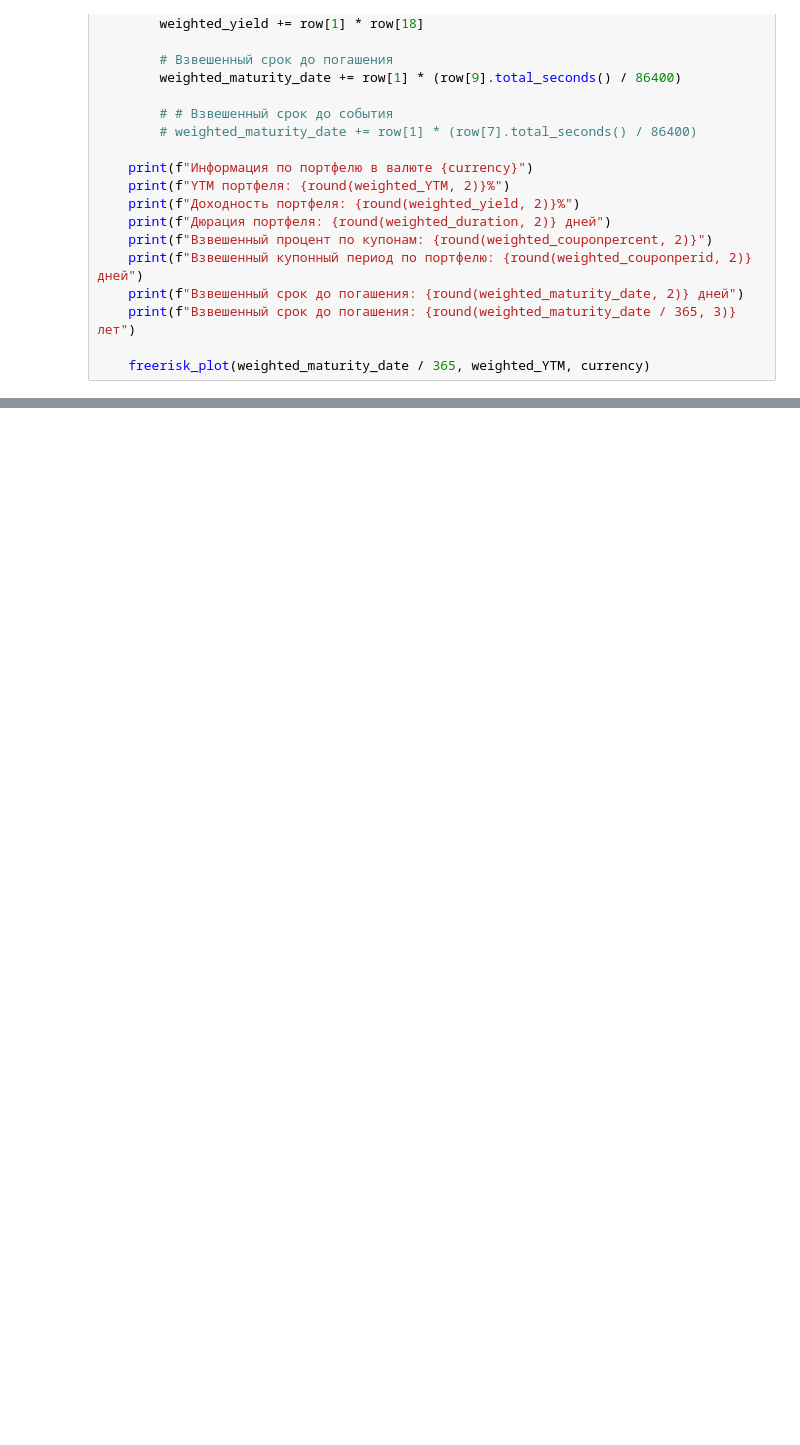
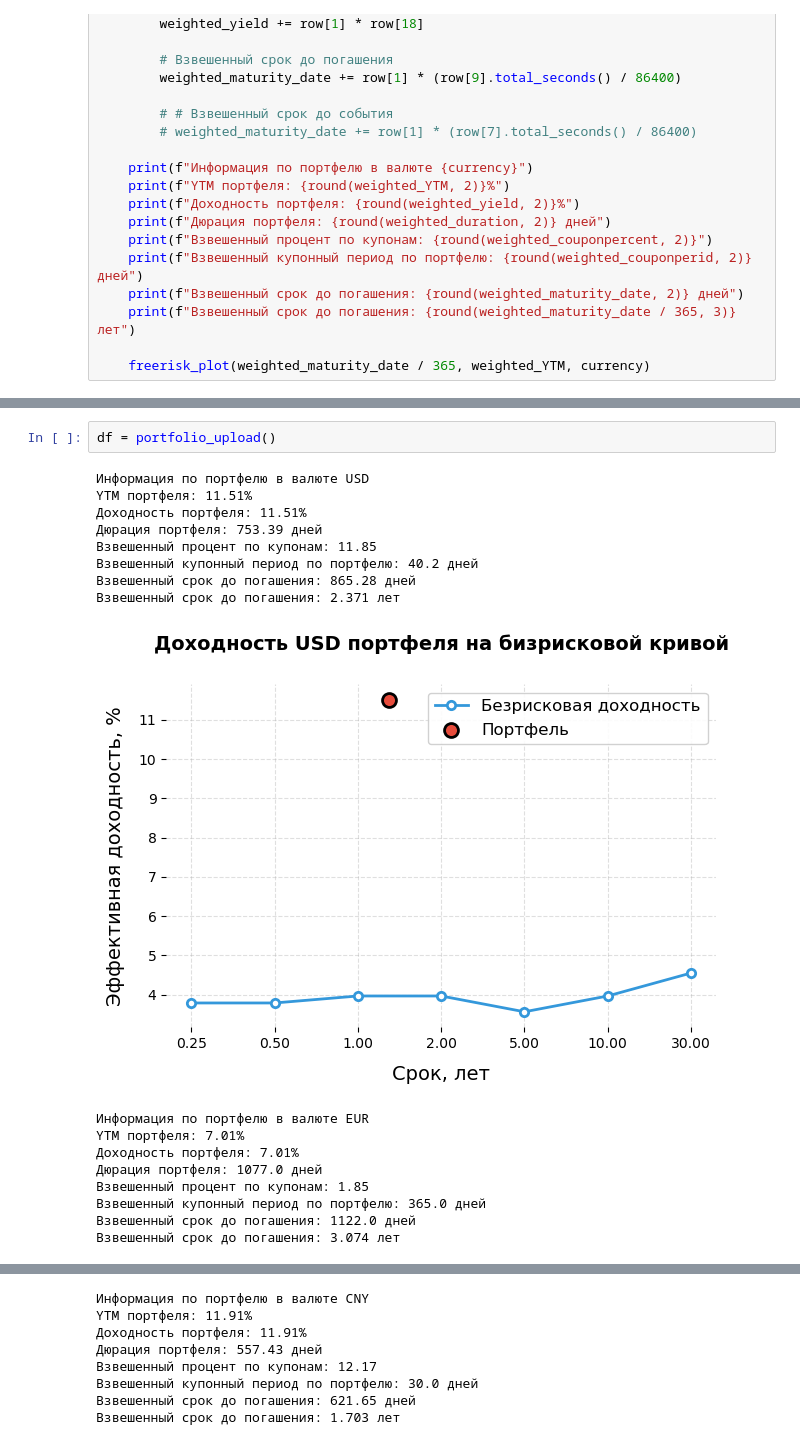
Before and after one commit to blbl-blbl/bonds_portfolio, a Jupyter notebook: bonds.ipynb, the cells around one changed output, grey strips where cells are left out. Drawn from its saved outputs; the diff is of its cells as text; blank space fills up the shorter version.

```diff
--- a/bonds.ipynb
+++ b/bonds.ipynb
@@ -775,0 +809,20 @@ YTM портфеля: 12.68%
+# %%
+df = portfolio_upload()
+# %% [output]
+Информация по портфелю в валюте USD
+YTM портфеля: 11.51%
+Доходность портфеля: 11.51%
+Дюрация портфеля: 753.39 дней
+Взвешенный процент по купонам: 11.85
+Взвешенный купонный период по портфелю: 40.2 дней
+Взвешенный срок до погашения: 865.28 дней
+Взвешенный срок до погашения: 2.371 лет
+[figure, added]
+Информация по портфелю в валюте EUR
+YTM портфеля: 7.01%
+Доходность портфеля: 7.01%
+Дюрация портфеля: 1077.0 дней
+Взвешенный процент по купонам: 1.85
+Взвешенный купонный период по портфелю: 365.0 дней
+Взвешенный срок до погашения: 1122.0 дней
+Взвешенный срок до погашения: 3.074 лет
@@ -775,0 +830,8 @@ YTM портфеля: 12.68%
+Информация по портфелю в валюте CNY
+YTM портфеля: 11.91%
+Доходность портфеля: 11.91%
+Дюрация портфеля: 557.43 дней
+Взвешенный процент по купонам: 12.17
+Взвешенный купонный период по портфелю: 30.0 дней
+Взвешенный срок до погашения: 621.65 дней
+Взвешенный срок до погашения: 1.703 лет
```
Also changed, not shown: parts of 7 cells of this notebook.
